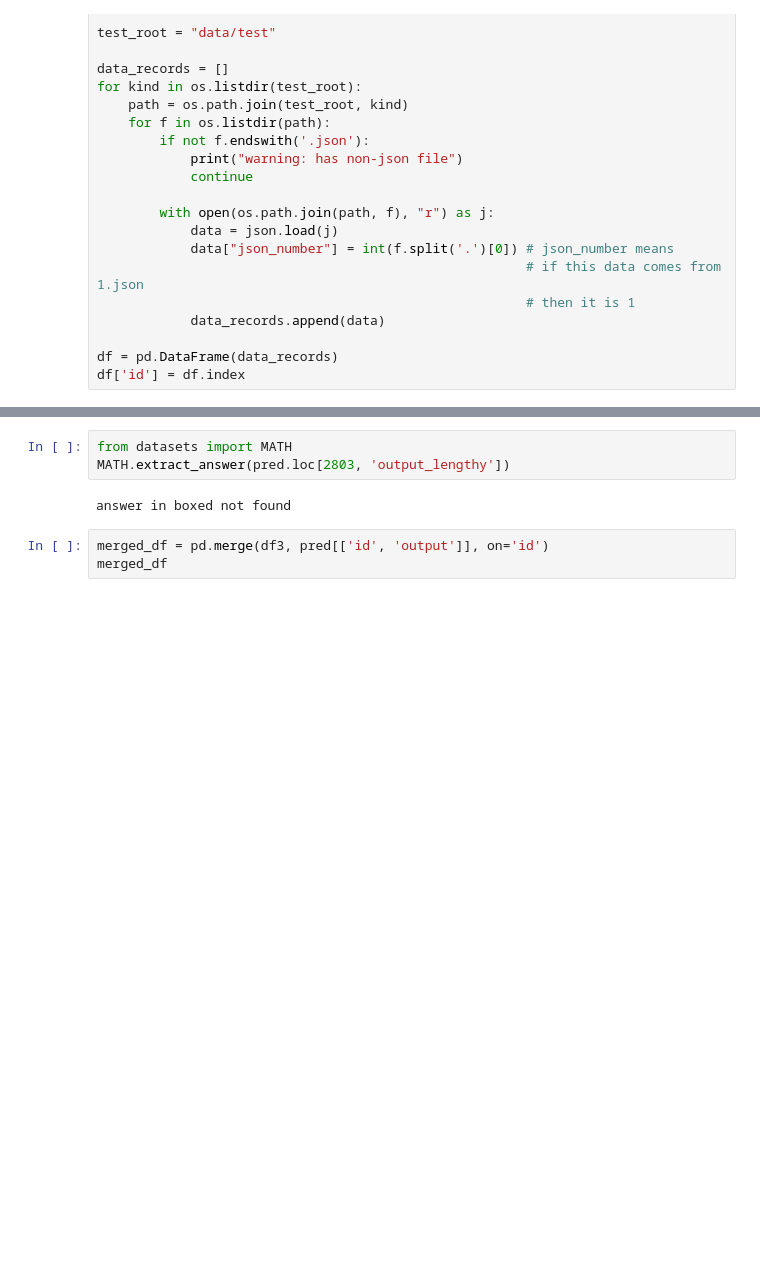
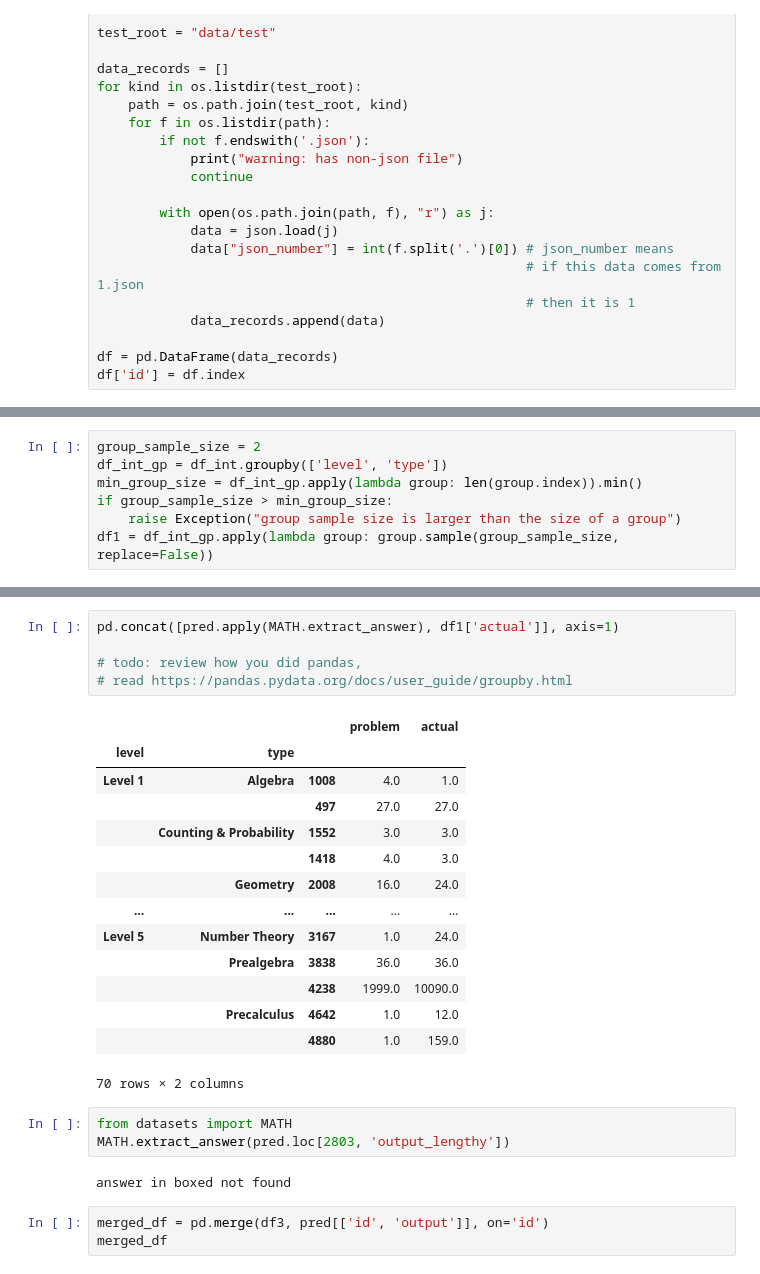
Before and after one commit to HanYuanHsu/ai-math, a Jupyter notebook: datasets.ipynb, the cells around one changed output, grey strips where cells are left out. Drawn from its saved outputs; the diff is of its cells as text; blank space fills up the shorter version.

```diff
--- a/datasets.ipynb
+++ b/datasets.ipynb
@@ -35,0 +55,7 @@ df3.head()
+# %%
+group_sample_size = 2
+df_int_gp = df_int.groupby(['level', 'type'])
+min_group_size = df_int_gp.apply(lambda group: len(group.index)).min()
+if group_sample_size > min_group_size:
+    raise Exception("group sample size is larger than the size of a group")
+df1 = df_int_gp.apply(lambda group: group.sample(group_sample_size, replace=False))
@@ -45,3 +90,23 @@ answer in boxed not found
+# %%
+pd.concat([pred.apply(MATH.extract_answer), df1['actual']], axis=1)
+
+# todo: review how you did pandas,
+# read https://pandas.pydata.org/docs/user_guide/groupby.html
+# %% [output]
+|  |  |  | problem | actual |
+| level | type |  |  |  |
+| Level 1 | Algebra | 1008 | 4.0 | 1.0 |
+|  |  | 497 | 27.0 | 27.0 |
+|  | Counting & Probability | 1552 | 3.0 | 3.0 |
+|  |  | 1418 | 4.0 | 3.0 |
+|  | Geometry | 2008 | 16.0 | 24.0 |
+| ... | ... | ... | ... | ... |
+| Level 5 | Number Theory | 3167 | 1.0 | 24.0 |
+|  | Prealgebra | 3838 | 36.0 | 36.0 |
+|  |  | 4238 | 1999.0 | 10090.0 |
+|  | Precalculus | 4642 | 1.0 | 12.0 |
+|  |  | 4880 | 1.0 | 159.0 |
+70 rows × 2 columns
 # %%
 from datasets import MATH
 MATH.extract_answer(pred.loc[2803, 'output_lengthy'])
```
Also changed, not shown: parts of 10 cells of this notebook, 4 other files.
